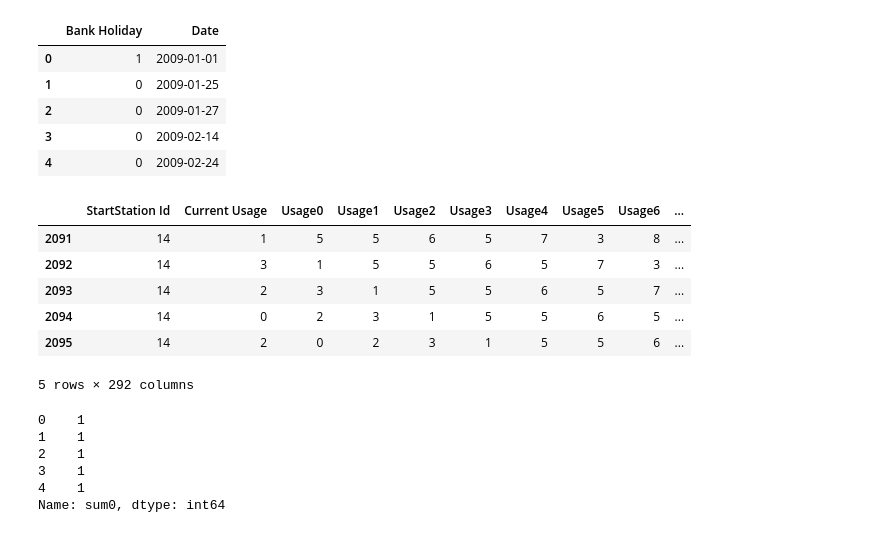
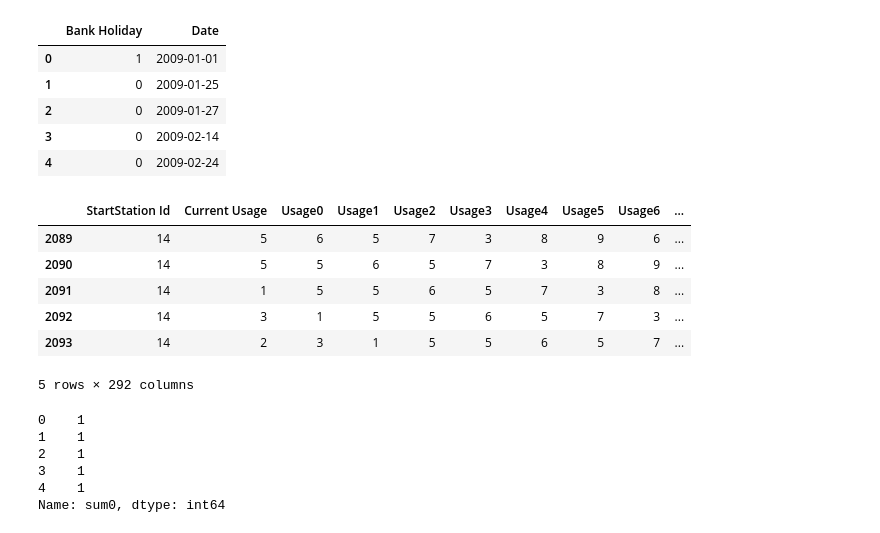
Before and after one commit to dataBikeHsUlm/MapReduce, a Jupyter notebook: Data_Profiling_Hourly/MLPRegressor.ipynb, the cells around one changed output. Cells and saved outputs as stored; diff of their text form; code cells hidden in the pictures.

```diff
--- a/Data_Profiling_Hourly/MLPRegressor.ipynb
+++ b/Data_Profiling_Hourly/MLPRegressor.ipynb
@@ -21,6 +21,10 @@ from datetime import timedelta,datetime,date
 
 FEATURES_FILE="../Data_Preparation/KingsCross_SlidingWindow_48hours.csv"
 WEEKDAYS = ["monday","Tuesday","Wednesday","Thursday","Friday","Saturday","Sunday"]
+MARGIN_HOURS = 6 # if 6 : from 0:00 - 6:00 to 24:00 - 6:00 -> 18:00 to 18:00
+NB_HOURS = 24
+STARTING_HOUR = 0
+MAX_RENTED_VALUE = 100
 # %%
 features = pd.read_csv(FEATURES_FILE)
 features["Date"] = features["New Date"]
@@ -68,33 +72,31 @@ holidays.head()
 | 3 | 0 | 2009-02-14 |
 | 4 | 0 | 2009-02-24 |
 # %%
-MARGIN_HOURS = 4 # if 6 from 0:00-6:00 to 24:00-6:00 -> 18:00 to 18:00
-
 # First filling a holidays dictionnary:
 holidays_dico = {}
 for index, row in holidays.iterrows():
     if row["Bank Holiday"] == 1:
         today = parse(row["Date"])
         holidays_dico[today] = True
 
 # Detect if datetime is in [day - MARGIN_HOURS;day + 1 - MARGIN_HOURS[ :
 holiday_array = []
 for index, row in features.iterrows():
     now = parse(row["Date"])
     today = datetime(now.year,now.month,now.day)
     if now.hour >= 24 - MARGIN_HOURS:
         today = today + timedelta(1)
     holiday_array.append(holidays_dico.get(today,False))
 
 features["Bank Holiday"]  = holiday_array
 features[features["Bank Holiday"] == True].head()
 # %% [output]
 |  | StartStation Id | Current Usage | Usage0 | Usage1 | Usage2 | Usage3 | Usage4 | Usage5 | Usage6 | ... |
+| 2089 | 14 | 5 | 6 | 5 | 7 | 3 | 8 | 9 | 6 | ... |
+| 2090 | 14 | 5 | 5 | 6 | 5 | 7 | 3 | 8 | 9 | ... |
 | 2091 | 14 | 1 | 5 | 5 | 6 | 5 | 7 | 3 | 8 | ... |
 | 2092 | 14 | 3 | 1 | 5 | 5 | 6 | 5 | 7 | 3 | ... |
 | 2093 | 14 | 2 | 3 | 1 | 5 | 5 | 6 | 5 | 7 | ... |
-| 2094 | 14 | 0 | 2 | 3 | 1 | 5 | 5 | 6 | 5 | ... |
-| 2095 | 14 | 2 | 0 | 2 | 3 | 1 | 5 | 5 | 6 | ... |
 5 rows × 292 columns
 # %%
 def parse_date(s):
```
Also changed, not shown: parts of 5 cells of this notebook, 1 other file.
